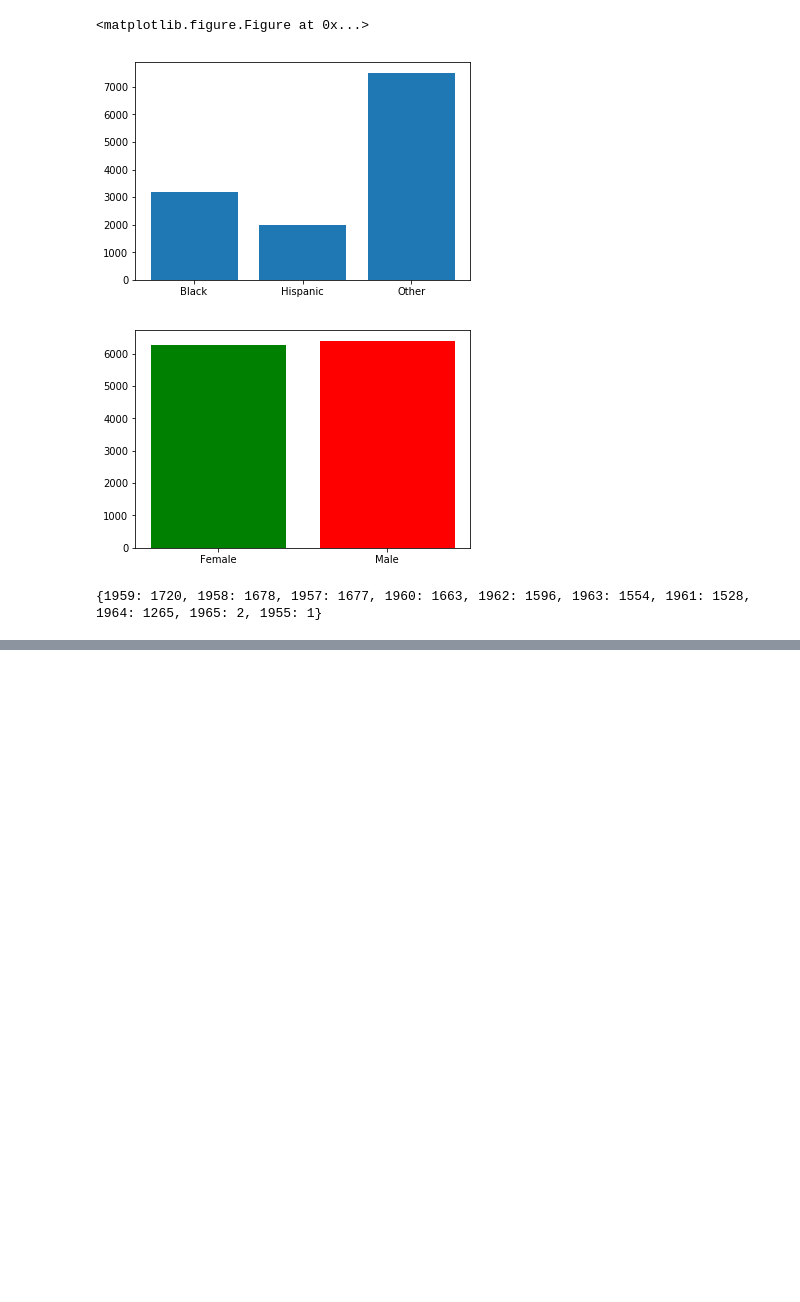
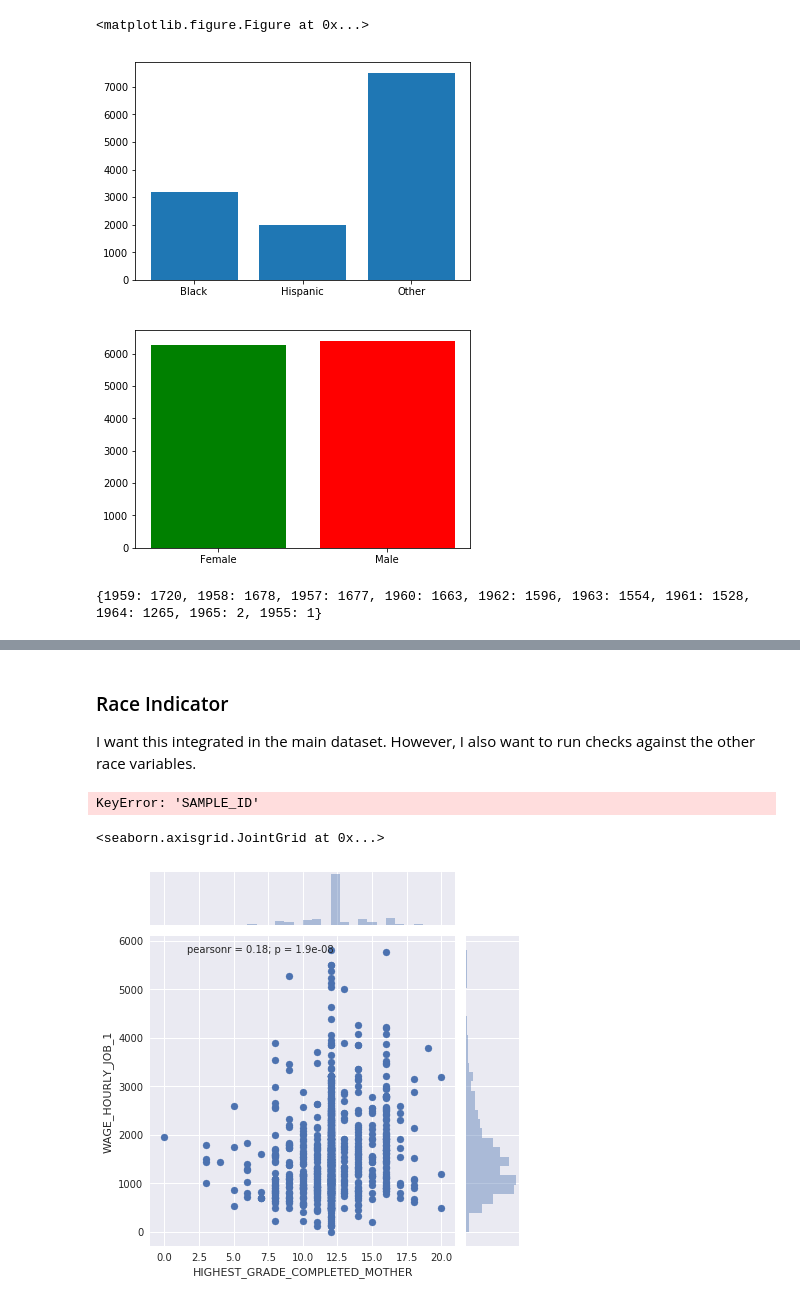
Before and after one commit to OpenSourceEconomics/nlsy-data, a Jupyter notebook: explorations/exploration.ipynb, the cells around one changed output, grey strips where cells are left out. Drawn from its saved outputs; the diff is of its cells as text; code cells hidden in the pictures; blank space fills up the shorter version.

```diff
--- a/explorations/exploration.ipynb
+++ b/explorations/exploration.ipynb
@@ -104,0 +109,44 @@ sns.jointplot(dat_cog, dat_wage)
+# %% [markdown]
+### Race Indicator
+
+I want this integrated in the main dataset. However, I also want to run checks against the other race variables.
+# %%
+df['SAMPLE_ID'].loc[:, 1978]
+
+df['RACE_NEW'] = np.nan
+
+
+cond = df['SAMPLE_ID'].isin([1, 2, 5, 6, 9, 12, 15, 18])
+df['RACE_NEW'].loc[cond] = 'white'
+
+cond = df['SAMPLE_ID'].isin([3, 7, 10, 13, 16, 19])
+df['RACE_NEW'].loc[cond] = 'black'
+
+cond = df['SAMPLE_ID'].isin([4, 811, 14, 17, 20])
+df['RACE_NEW'].loc[cond] = 'hispanic'
+
+# Where are asians? Write a unit test against RACE PRIMARY variable
+# %% [output]
+KeyError: 'SAMPLE_ID'
+# %%
+df = pd.read_pickle('../data/output/original.pkl')
+
+df['AGE'] = df['SURVEY_YEAR'] - df['YEAR_OF_BIRTH']
+
+cond = df['SAMPLE_ID'].isin([1])
+df = df[cond]
+
+cond = df['AGE'].isin([35])
+df = df[cond]
+
+#df = df.loc[(slice(1,200), 1991), :]
+#sns.jointplot(dat['WAGE_HOURLY_JOB_1'], dat['AFQT_1'])
+cond = df['WAGE_HOURLY_JOB_1'].between(0, 6000)
+dat_wage = df['WAGE_HOURLY_JOB_1'][cond]
+dat_cog = df['HIGHEST_GRADE_COMPLETED_MOTHER'][cond]
+#dat_cog = df['ROSENBERG_SCORE'][cond]
+
+sns.jointplot(dat_cog, dat_wage)
+# %% [output]
+<seaborn.axisgrid.JointGrid at 0x...>
+[figure, added]
```
Also changed, not shown: parts of 6 cells of this notebook, 1 other file.
